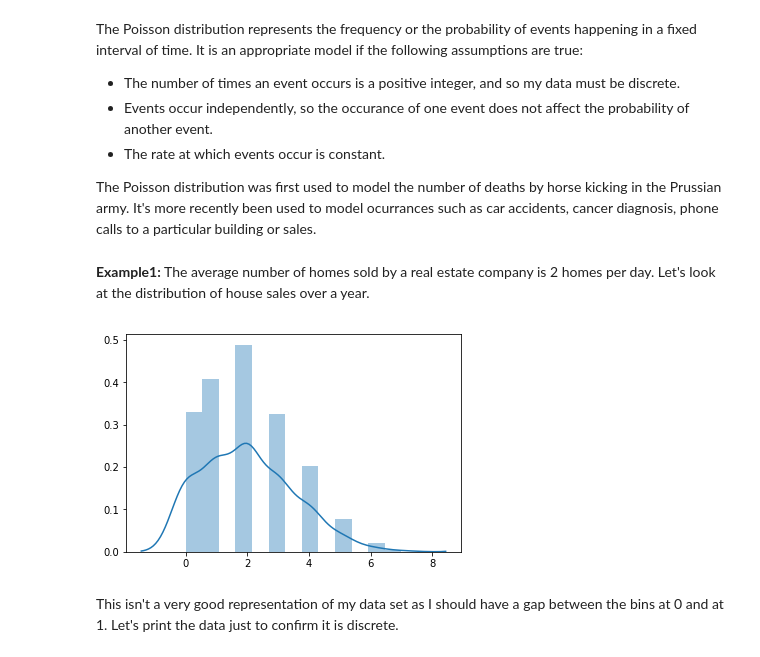
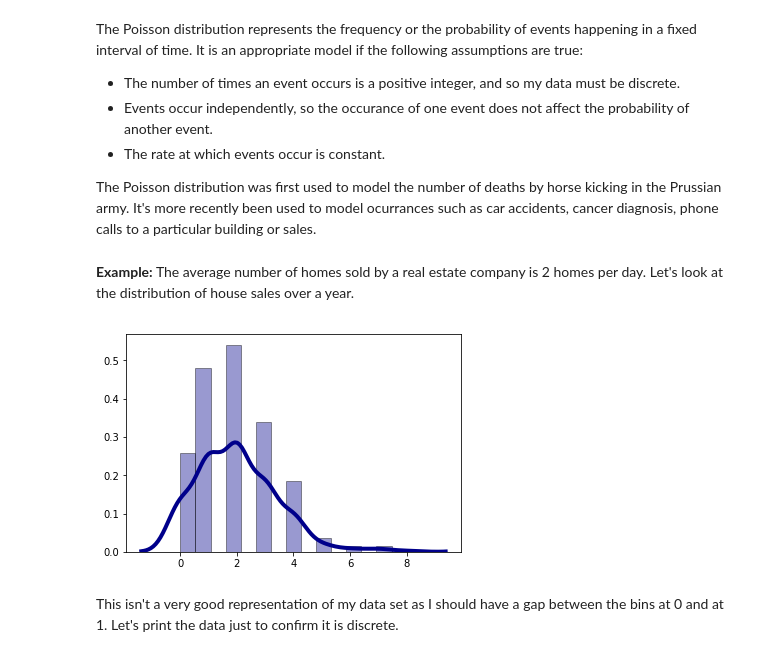
Before and after one commit to MarionMcG/numpy.random, a Jupyter notebook: numpy-random.ipynb, the cells around one changed output. Drawn from its saved outputs; the diff is of its cells as text; code cells hidden in the pictures.

Commit message:
Poisson dist - example and formatting of distplot

```diff
--- a/numpy-random.ipynb
+++ b/numpy-random.ipynb
@@ -546,12 +551,15 @@ The Poisson distribution represents the frequency or the probability of events h
 
 The Poisson distribution was first used to model the number of deaths by horse kicking in the Prussian army. It's more recently been used to model ocurrances such as car accidents, cancer diagnosis, phone calls to a particular building or sales.
 # %% [markdown]
-**Example1:** The average number of homes sold by a real estate company is 2 homes per day. Let's look at the distribution of house sales over a year.
+**Example:** The average number of homes sold by a real estate company is 2 homes per day. Let's look at the distribution of house sales over a year.
 # %%
-p = np.random.poisson(lam = 2, size = 365)
-sns.distplot(p);
+p = np.random.poisson(lam = 2, size = 52*7)
+sns.distplot(p, hist=True, kde=True,
+             color = 'darkblue',
+             hist_kws={'edgecolor':'black'},
+             kde_kws={'linewidth': 4});
 # %% [output]
-[figure, old version]
+[figure, new version]
 # %% [markdown]
 This isn't a very good representation of my data set as I should have a gap between the bins at 0 and at 1. Let's print the data just to confirm it is discrete.
 # %%
```
Also changed, not shown: parts of 10 cells of this notebook.
